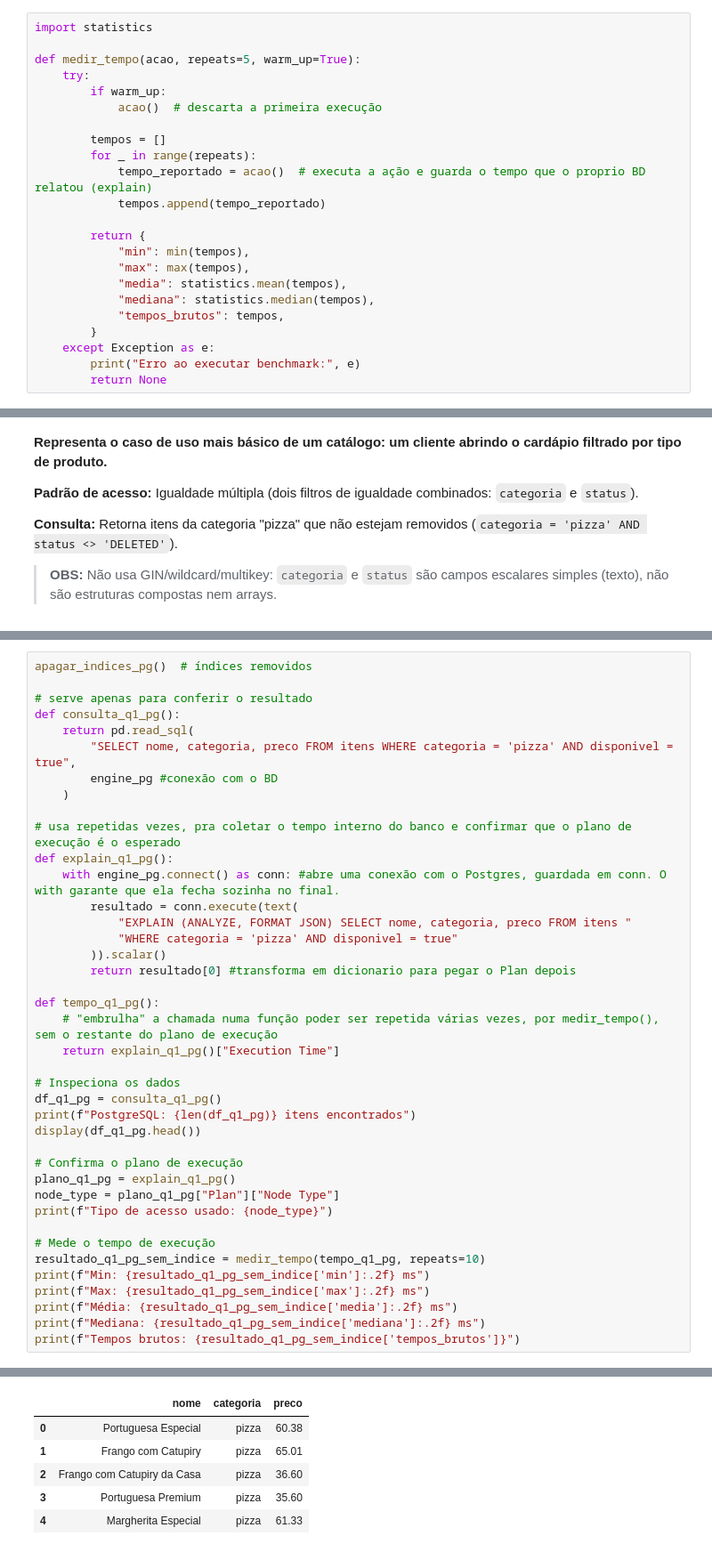
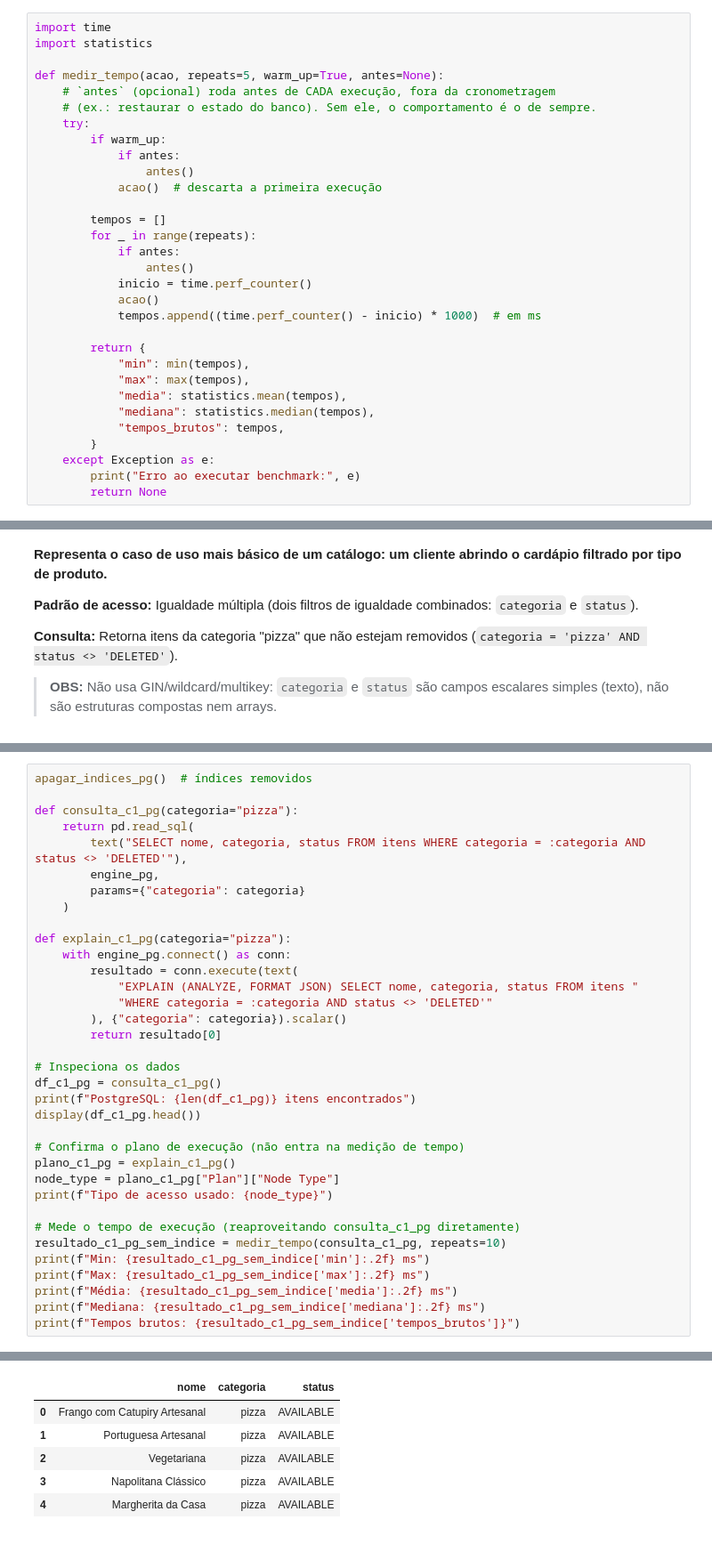
Before and after one commit to RauanySecci/TCC_Rauany, a Jupyter notebook: notebooks/analises.ipynb, the cells around one changed output, grey strips where cells are left out. Shown at 89% size. Saved outputs shown, nothing was run; the diff lists cells and outputs as text.

Commit message:
Consultas Refinadas

```diff
--- a/notebooks/analises.ipynb
+++ b/notebooks/analises.ipynb
@@ -357,17 +367,25 @@ reportado internamente pelo SGBD (via `EXPLAIN ANALYZE`/`explain()`).
 - `repeats` — quantas vezes repetir a medição (padrão: 5)
 - `warm_up` — se deve fazer uma execução de "aquecimento" antes de cronometrar (padrão: sim)
 # %%
+import time
 import statistics
 
-def medir_tempo(acao, repeats=5, warm_up=True):
+def medir_tempo(acao, repeats=5, warm_up=True, antes=None):
+    # `antes` (opcional) roda antes de CADA execução, fora da cronometragem
+    # (ex.: restaurar o estado do banco). Sem ele, o comportamento é o de sempre.
     try:
         if warm_up:
+            if antes:
+                antes()
             acao()  # descarta a primeira execução
 
         tempos = []
         for _ in range(repeats):
-            tempo_reportado = acao()  # executa a ação e guarda o tempo que o proprio BD relatou (explain)
-            tempos.append(tempo_reportado)
+            if antes:
+                antes()
+            inicio = time.perf_counter()
+            acao()
+            tempos.append((time.perf_counter() - inicio) * 1000)  # em ms
 
         return {
             "min": min(tempos),
@@ -637,41 +659,36 @@ def apagar_indices_pg(nome_tabela="itens"):
 # %%
 apagar_indices_pg()  # índices removidos
 
-# serve apenas para conferir o resultado
-def consulta_q1_pg():
+def consulta_c1_pg(categoria="pizza"):
     return pd.read_sql(
-        "SELECT nome, categoria, preco FROM itens WHERE categoria = 'pizza' AND disponivel = true",
-        engine_pg #conexão com o BD
+        text("SELECT nome, categoria, status FROM itens WHERE categoria = :categoria AND status <> 'DELETED'"),
+        engine_pg,
+        params={"categoria": categoria}
     )
 
-# usa repetidas vezes, pra coletar o tempo interno do banco e confirmar que o plano de execução é o esperado
-def explain_q1_pg():
-    with engine_pg.connect() as conn: #abre uma conexão com o Postgres, guardada em conn. O with garante que ela fecha sozinha no final.
+def explain_c1_pg(categoria="pizza"):
+    with engine_pg.connect() as conn:
         resultado = conn.execute(text(
-            "EXPLAIN (ANALYZE, FORMAT JSON) SELECT nome, categoria, preco FROM itens "
-            "WHERE categoria = 'pizza' AND disponivel = true"
-        )).scalar()
-        return resultado[0] #transforma em dicionario para pegar o Plan depois
-
-def tempo_q1_pg():
-    # "embrulha" a chamada numa função poder ser repetida várias vezes, por medir_tempo(), sem o restante do plano de execução
-    return explain_q1_pg()["Execution Time"]
+            "EXPLAIN (ANALYZE, FORMAT JSON) SELECT nome, categoria, status FROM itens "
+            "WHERE categoria = :categoria AND status <> 'DELETED'"
+        ), {"categoria": categoria}).scalar()
+        return resultado[0]
 
 # Inspeciona os dados
-df_q1_pg = consulta_q1_pg()
-print(f"PostgreSQL: {len(df_q1_pg)} itens encontrados")
-display(df_q1_pg.head())
+df_c1_pg = consulta_c1_pg()
+print(f"PostgreSQL: {len(df_c1_pg)} itens encontrados")
+display(df_c1_pg.head())
 
-# Confirma o plano de execução
-plano_q1_pg = explain_q1_pg()
-node_type = plano_q1_pg["Plan"]["Node Type"]
+# Confirma o plano de execução (não entra na medição de tempo)
+plano_c1_pg = explain_c1_pg()
+node_type = plano_c1_pg["Plan"]["Node Type"]
 print(f"Tipo de acesso usado: {node_type}")
 
-# Mede o tempo de execução
-resultado_q1_pg_sem_indice = medir_tempo(tempo_q1_pg, repeats=10)
-print(f"Min: {resultado_q1_pg_sem_indice['min']:.2f} ms")
-print(f"Max: {resultado_q1_pg_sem_indice['max']:.2f} ms")
-print(f"Média: {resultado_q1_pg_sem_indice['media']:.2f} ms")
-print(f"Mediana: {resultado_q1_pg_sem_indice['mediana']:.2f} ms")
-print(f"Tempos brutos: {resultado_q1_pg_sem_indice['tempos_brutos']}")
+# Mede o tempo de execução (reaproveitando consulta_c1_pg diretamente)
+resultado_c1_pg_sem_indice = medir_tempo(consulta_c1_pg, repeats=10)
+print(f"Min: {resultado_c1_pg_sem_indice['min']:.2f} ms")
+print(f"Max: {resultado_c1_pg_sem_indice['max']:.2f} ms")
+print(f"Média: {resultado_c1_pg_sem_indice['media']:.2f} ms")
+print(f"Mediana: {resultado_c1_pg_sem_indice['mediana']:.2f} ms")
+print(f"Tempos brutos: {resultado_c1_pg_sem_indice['tempos_brutos']}")
 # %% [output]
@@ -680,7 +697,7 @@ PostgreSQL: 225061 itens encontrados
-|  | nome | categoria | preco |
-| 0 | Portuguesa Especial | pizza | 60.38 |
-| 1 | Frango com Catupiry | pizza | 65.01 |
-| 2 | Frango com Catupiry da Casa | pizza | 36.60 |
-| 3 | Portuguesa Premium | pizza | 35.60 |
-| 4 | Margherita Especial | pizza | 61.33 |
+|  | nome | categoria | status |
+| 0 | Frango com Catupiry Artesanal | pizza | AVAILABLE |
+| 1 | Portuguesa Artesanal | pizza | AVAILABLE |
+| 2 | Vegetariana | pizza | AVAILABLE |
+| 3 | Napolitana Clássico | pizza | AVAILABLE |
+| 4 | Margherita da Casa | pizza | AVAILABLE |
 Tipo de acesso usado: Seq Scan
```
Also changed, not shown: parts of 138 cells of this notebook, 1 other file.
